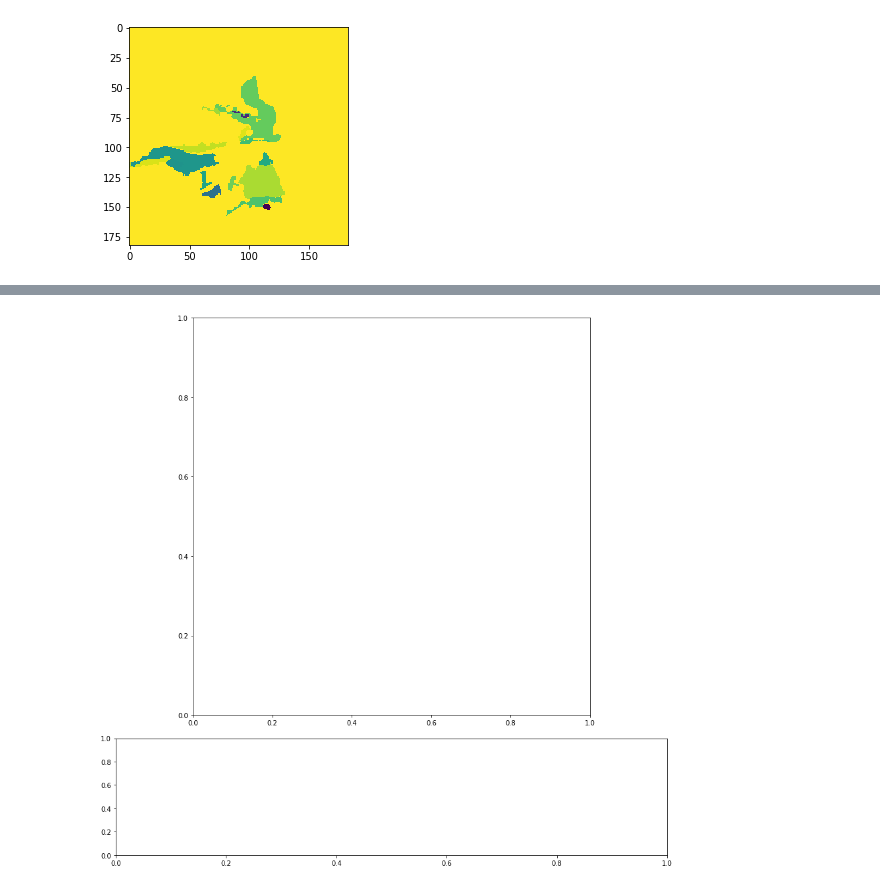
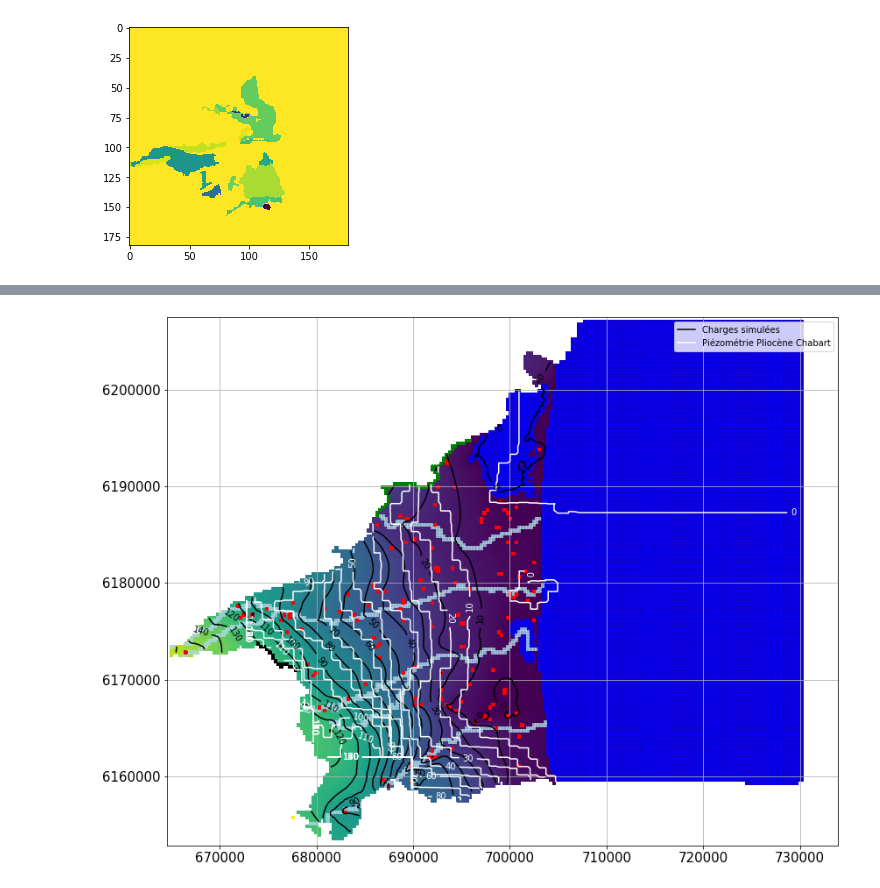
Before and after one commit to LudovicSchorpp/TM_Ludovic_Schorpp, a Jupyter notebook: codes_tests/Modeles2D/test_premier_model/test_premier_model.ipynb, the cells around one changed output, grey strips where cells are left out. Cells and saved outputs as stored; diff of their text form; code cells hidden in the pictures.

Commit message:
figures 2D rapport

```diff
--- a/codes_tests/Modeles2D/test_premier_model/test_premier_model.ipynb
+++ b/codes_tests/Modeles2D/test_premier_model/test_premier_model.ipynb
@@ -377,54 +377,76 @@ for file in os.listdir(model_dir):
     if file.endswith(".chd"):
         bdfile.append(os.path.splitext(file)[0])
 # %%
-fig = plt.figure(figsize=(15, 15))
-grid = plt.GridSpec(4, 4, hspace=0.2, wspace=0.2)
+fig = plt.figure(figsize=(15, 15)) # create figure
+grid = plt.GridSpec(4, 4, hspace=0.2, wspace=0.2) #create grid
 
+# instantiate 2 plots
+ax1 = fig.add_subplot(grid[0:3,:],aspect="equal") # head plot
+
+
+# choose layer (0 because 2D :p) and instantiate plotmapview object
 layer= 0
-ml = fp.plot.PlotMapView(model=sim.gwf,layer=layer)
+ml = fp.plot.PlotMapView(model=gwf,layer=layer,ax=ax1)
 
-ax1 = fig.add_subplot(grid[0:3,:],aspect="equal") # head plot
-ax2 = fig.add_subplot(grid[3:,:]) # cross section plot
-
+# plot heads imshow + contour
 hmesh=ml.plot_array(head,masked_values=[0,1e30],cmap="viridis",ax=ax1)
 hmesh.set_clim(0,180)
-#ml.plot_specific_discharge(spdis[0],color="w",width=0.0050)
 cont=ml.contour_array(head,masked_values=[0,1e30],levels=np.linspace(0,170,18),colors="k",ax=ax1)
-plt.clabel(cont,fmt="%1i")
+plt.clabel(cont,fmt="%1i") # contours format
 
 # plot bc
 for bc in bdfile:
-    if bc == ("sea") or bc== ("eta"):
+    if bc == ("sea") or bc == ("eta"):
         ml.plot_bc(bc,color="b",alpha=0.5,ax=ax1)
-    if bc == ("thuir"):
-        ml.plot_bc(bc,color="k",ax=ax1)
-    if bc == ("thuir"):
+    elif bc == ("thuir"):
         ml.plot_bc(bc,color="k",ax=ax1)
     else :
         ml.plot_bc(bc,color="lightblue",alpha=0.5,ax=ax1)
 ml.plot_bc("wel",ax=ax1) # plot the wells
 ml.plot_bc("Corb",ax=ax1,color="green") # plot the wells
 
-# plot Cross-section on head map
-row = 130
-x = [x0,x1]
-y = [y1-(row+.5)*delc,y1-(row+.5)*delc]
-ax1.plot(x,y,"k",linewidth=3)
+
 
 ax1.tick_params(labelsize=15)
 ax1.grid()
 
-# Cross section
-x=fp.plot.PlotCrossSection(gwf,line={"row" :row})
-arr=x.plot_array(head,masked_values=[1e30],head=head,ax=ax2)
-#plt.colorbar(arr)
-arr.set_clim(0,170)
-x.plot_ibound()
-x.plot_grid()
-ax2.set_ylim(-400,220)
-ax2.set_xlim(1.3e4,6e4)
+##cont des mesures piézométriques
+pz="../../data/Chabart/charges_c3_proj.tif"
+#pz = "../../data/cartes_pz/Piézo_Pliocène_1990_V2.grd"
+rast = Raster.load(pz)
+grid = gwf.modelgrid
+Mes_pz = rast.resample_to_grid(grid.xcellcenters,grid.ycellcenters,1)
+Mes_pz[[head[layer]==1e30]]=None
+cont_2=ml.contour_array(Mes_pz,levels=np.linspace(0,170,18),colors='white')
+plt.clabel(cont_2,fmt="%1i")
 
+#legend
+proxy = [plt.Line2D((0,1),(0,0),color="black"),plt.Line2D((0,1),(0,0),color="white")]
+ax1.legend(proxy,["Charges simulées","Piézométrie Pliocène Chabart"])
 
-cbaxes = fig.add_axes([0.95, 0.15, 0.03, 0.8])
-cb = plt.colorbar(arr, cax = cbaxes)
+# plot cross section (1) or not (0)
+youpi = 0
+
+if youpi == 1:
+    ax2 = fig.add_subplot(grid[3:,:]) # cross section plot
+    # plot Cross-section on head map
+    row = 130
+    x = [x0,x1]
+    y = [y1-(row+.5)*delc,y1-(row+.5)*delc]
+    ax1.plot(x,y,"k",linewidth=3)
+
+    ## ax2
+    # Cross section
+    x=fp.plot.PlotCrossSection(gwf,line={"row" :row})
+    arr=x.plot_array(head,masked_values=[1e30],head=head,ax=ax2)
+    #plt.colorbar(arr)
+    arr.set_clim(0,170)
+    x.plot_ibound()
+    x.plot_grid()
+    ax2.set_ylim(-400,220)
+    ax2.set_xlim(1.3e4,6e4)
+
+    cbaxes = fig.add_axes([0.95, 0.15, 0.03, 0.8])
+    cb = plt.colorbar(arr, cax = cbaxes)
+    cb.set_label("Head [m]",fontsize=17)
 # %% [output]
@@ -432 +453 @@ NameError: name 'ml' is not defined
-[figure, old version]
+[figure, new version]
```
Also changed, not shown: parts of 11 cells of this notebook, 14 other files.
